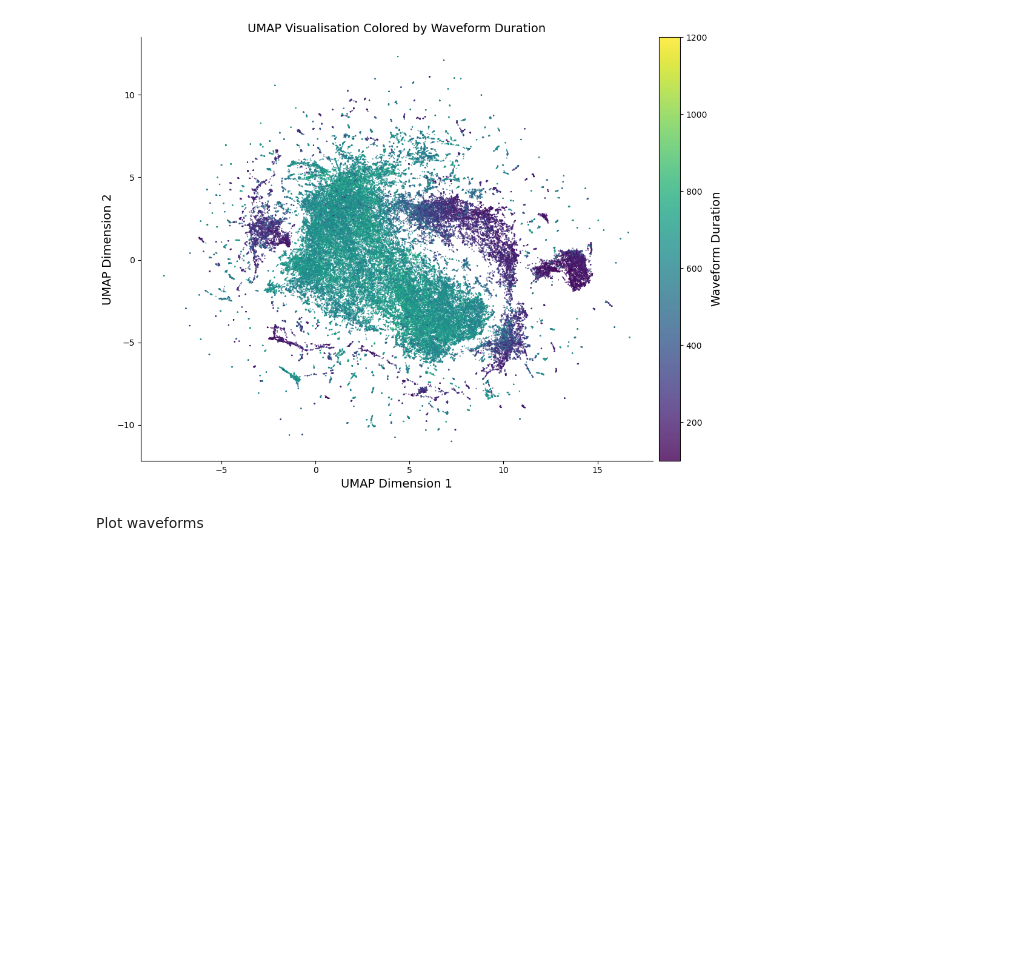
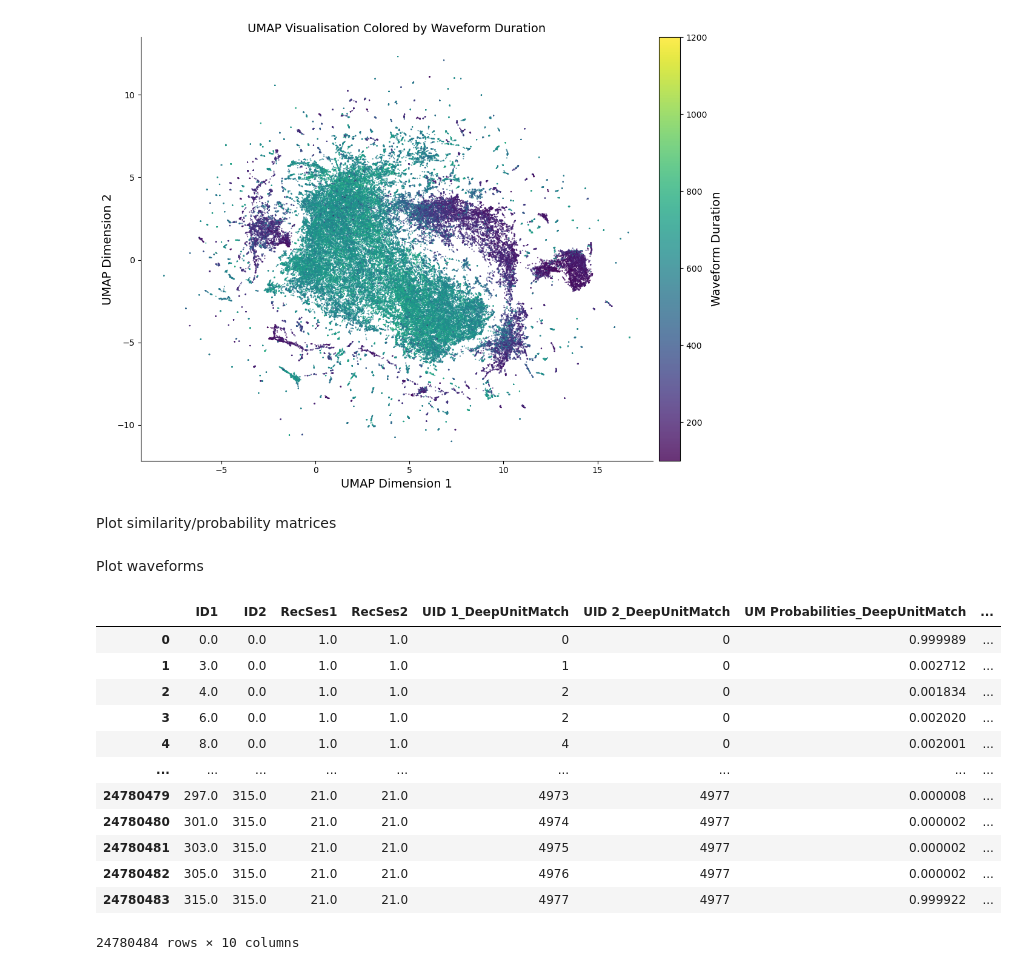
Before and after one commit to EnnyvanBeest/UnitMatch, a Jupyter notebook: UnitMatchPy/PaperAnalyses/figure1.ipynb, the cells around one changed output. Cells and saved outputs as stored; diff of their text form; code cells hidden in the pictures; blank space fills up the shorter version.

```diff
--- a/UnitMatchPy/PaperAnalyses/figure1.ipynb
+++ b/UnitMatchPy/PaperAnalyses/figure1.ipynb
@@ -405,6 +403,8 @@ ax.spines[["right", "top"]].set_visible(False)
 plt.show()
 # %% [output]
 [figure]
+# %% [markdown]
+Plot similarity/probability matrices
 # %% [markdown]
 Plot waveforms
 # %%
@@ -417,34 +417,50 @@ import numpy as np
 sys.path.insert(0, r"C:\Users\celia\OneDrive - University College London\Documents\GitHub\UnitMatch\UnitMatchPy\DeepUnitMatch")
 
 from utils.helpers import pick, PROJECT_ROOT
-from testing.fast_testing import quote_ident, get_matches_1model
+from testing.fast_testing import quote_ident, get_matches_1model, index_dates_from_loc
 
 # === USER CONFIG ===
 # Point this at the directory containing the recording data
 # (the folder that holds AL032/19011111882/... ). Edit for your machine.
 ALL_DATA_DIR = r"\\znas.cortexlab.net\Lab\Share\UNITMATCHTABLES_ENNY_CELIAN_JULIE\DeepUM_NatMeth2026_V3_OnMergedData"
 
 # Figures are written to a "figures" directory alongside this repo (a sibling
 # of the repo root). Derived automatically — no need to edit.
 REPO_ROOT = r"C:\Users\celia\OneDrive - University College London\Documents\GitHub\UnitMatch\UnitMatchPy\DeepUnitMatch"
 FIGURES_DIR = r"\\znas.cortexlab.net\Lab\Share\UNITMATCHTABLES_ENNY_CELIAN_JULIE\DeepUM_NatMeth2026_V3_OnMergedData\figures"
 fig_dir = os.path.join(FIGURES_DIR, "waveforms")
 os.makedirs(fig_dir, exist_ok=True)
 
 # Load matches
 sqlite_db_path = os.path.join(PROJECT_ROOT, "matchtables_algo.db")
 conn = sqlite3.connect(sqlite_db_path)
-conn = sqlite3.connect(sqlite_db_path)
 mouse = 'AL032'
 probe = '19011111882'
 loc = '2'
 table_name = f"{mouse}_{probe}_{loc}"
 all_cols = [
-            "ID1", "ID2", "RecSes1", "RecSes2", "UID1", "UID2",
-            "UM Probabilities_DeepUnitMatch", "ISI_correlations"
+            "ID1", "ID2", "RecSes1", "RecSes2", "UID 1_DeepUnitMatch", "UID 2_DeepUnitMatch",
+            "UM Probabilities_DeepUnitMatch", "ISI_correlations", "natim_correlations_DeepUnitMatch", "refpop_correlations_DeepUnitMatch"
             ]
 
 query_cols = ", ".join(quote_ident(col) for col in all_cols)
 
 query = f"SELECT {query_cols} FROM {table_name};"
 mt = pd.read_sql_query(query, conn)
+conn.close()
+
+mt
+# %% [output]
+|  | ID1 | ID2 | RecSes1 | RecSes2 | UID 1_DeepUnitMatch | UID 2_DeepUnitMatch | UM Probabilities_DeepUnitMatch | ... |
+| 0 | 0.0 | 0.0 | 1.0 | 1.0 | 0 | 0 | 0.999989 | ... |
+| 1 | 3.0 | 0.0 | 1.0 | 1.0 | 1 | 0 | 0.002712 | ... |
+| 2 | 4.0 | 0.0 | 1.0 | 1.0 | 2 | 0 | 0.001834 | ... |
+| 3 | 6.0 | 0.0 | 1.0 | 1.0 | 2 | 0 | 0.002020 | ... |
+| 4 | 8.0 | 0.0 | 1.0 | 1.0 | 4 | 0 | 0.002001 | ... |
+| ... | ... | ... | ... | ... | ... | ... | ... | ... |
+| 24780479 | 297.0 | 315.0 | 21.0 | 21.0 | 4973 | 4977 | 0.000008 | ... |
+| 24780480 | 301.0 | 315.0 | 21.0 | 21.0 | 4974 | 4977 | 0.000002 | ... |
+| 24780481 | 303.0 | 315.0 | 21.0 | 21.0 | 4975 | 4977 | 0.000002 | ... |
+| 24780482 | 305.0 | 315.0 | 21.0 | 21.0 | 4976 | 4977 | 0.000002 | ... |
+| 24780483 | 315.0 | 315.0 | 21.0 | 21.0 | 4977 | 4977 | 0.999922 | ... |
+24780484 rows × 10 columns
```
Also changed, not shown: parts of 8 cells of this notebook, 2 other files.
